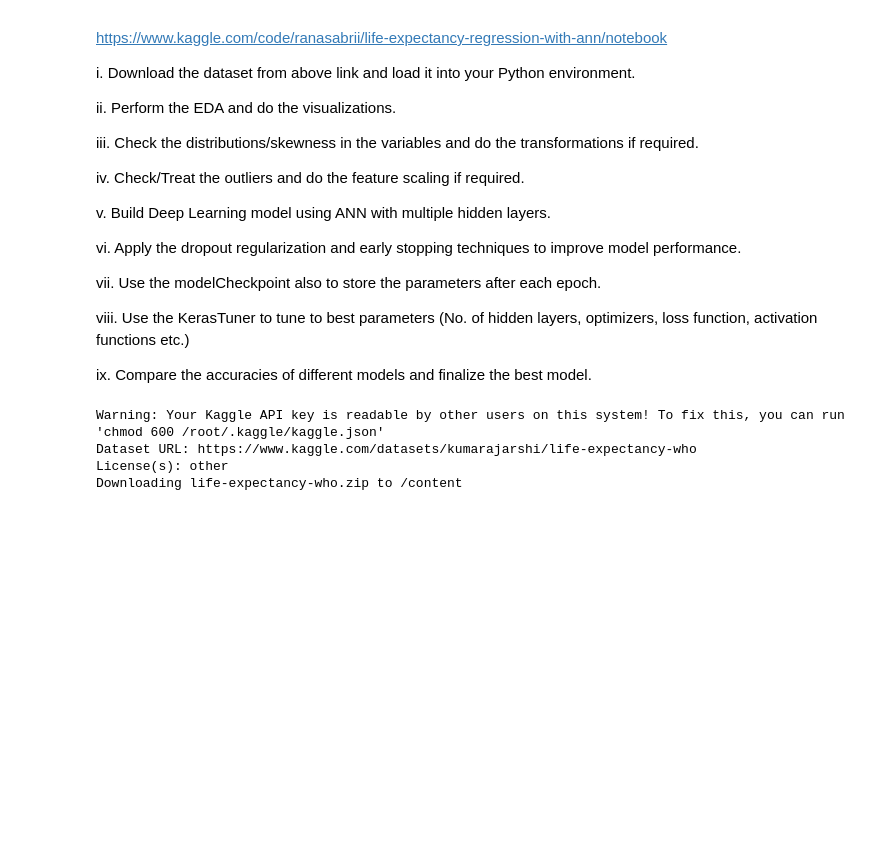
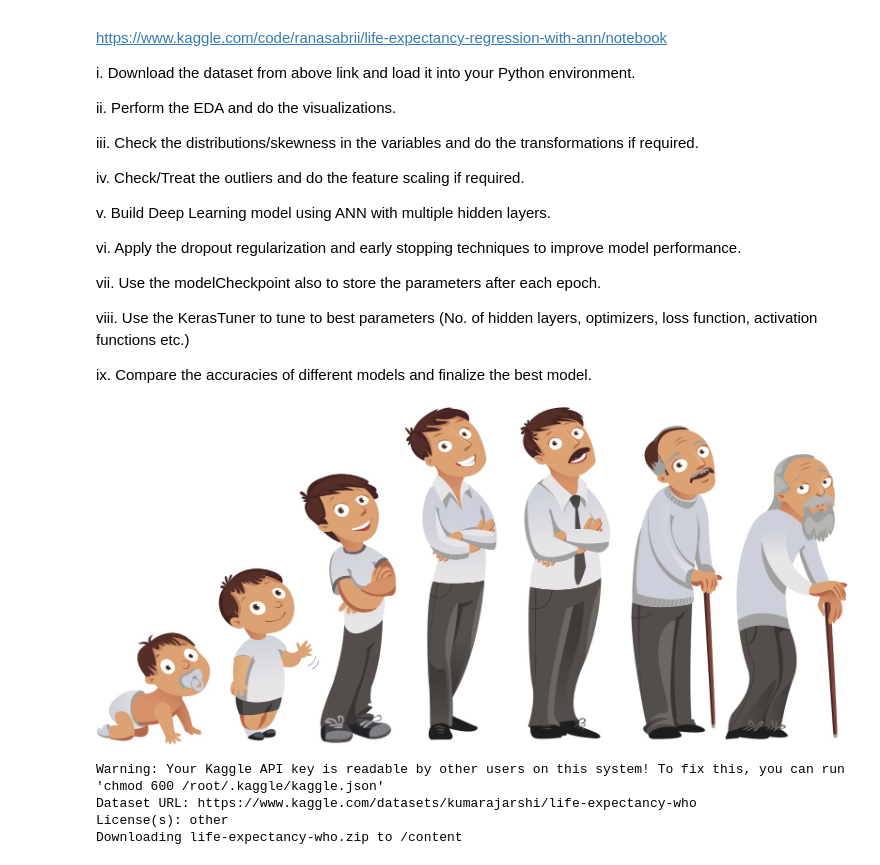
Before and after one commit to DataDrivenAkanksha/Life-expectancy-deep-learning, a Jupyter notebook: life_expactancy_deep_learning.ipynb, the cells around one changed output. Drawn from its saved outputs; the diff is of its cells as text; code cells hidden in the pictures; blank space fills up the shorter version.

```diff
--- a/life_expactancy_deep_learning.ipynb
+++ b/life_expactancy_deep_learning.ipynb
@@ -70,6 +70,11 @@ vii. Use the modelCheckpoint also to store the parameters after each epoch.
 viii. Use the KerasTuner to tune to best parameters (No. of hidden layers, optimizers, loss function, activation functions etc.)
 
 ix. Compare the accuracies of different models and finalize the best model.
+# %%
+from IPython import display
+display.Image('/content/Life-expectancy.jpg')
+# %% [output]
+[figure, added]
 # %%
 !mkdir -p ~/.kaggle
 !cp kaggle.json ~/.kaggle/
```
Also changed, not shown: parts of 14 cells of this notebook.
